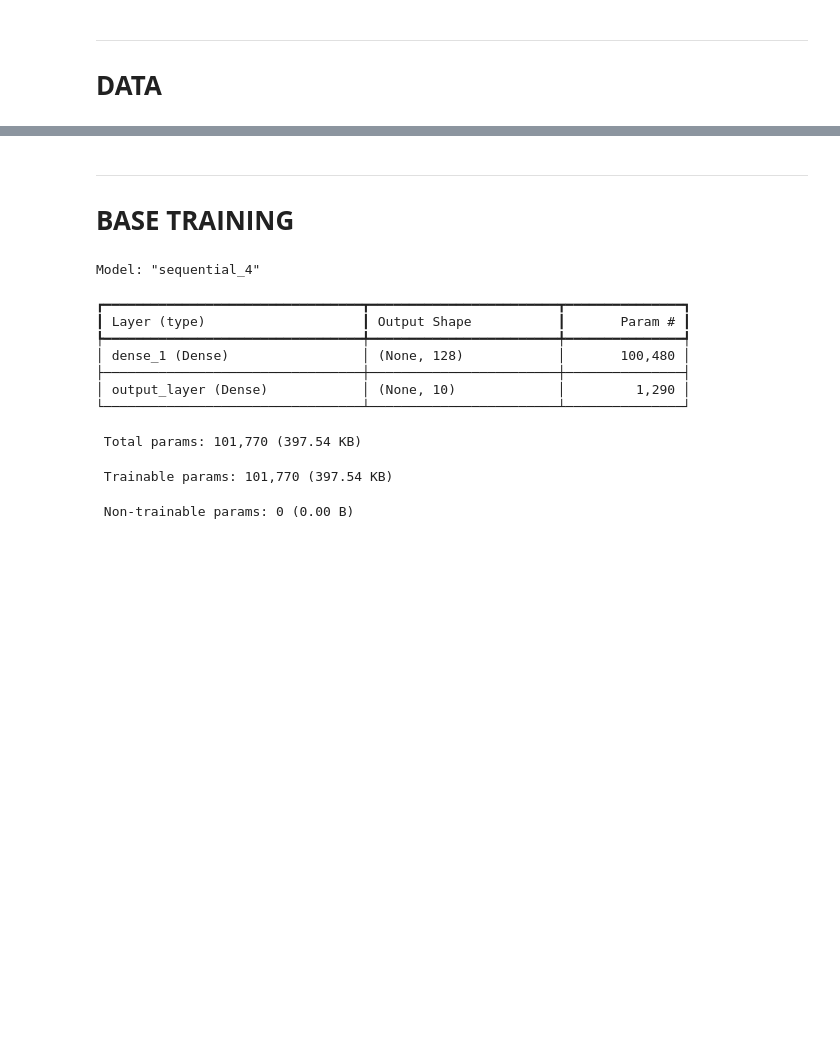
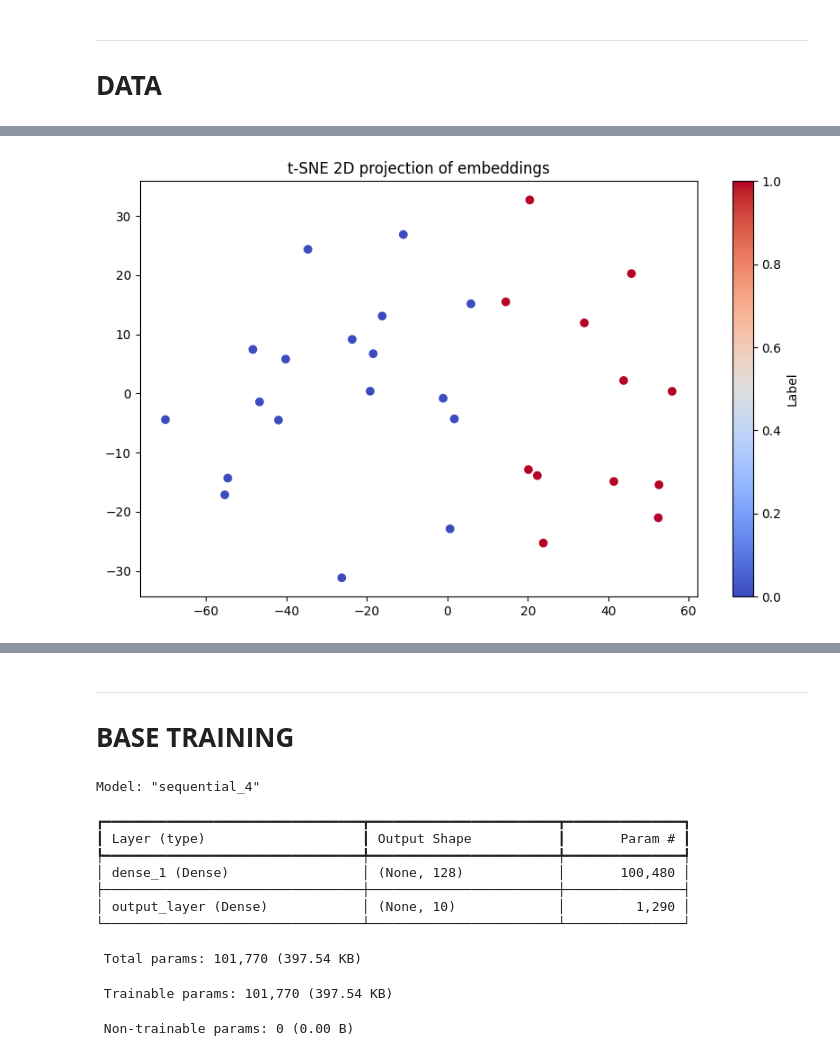
Before and after one commit to GFleurD/Lab_NLP, a Jupyter notebook: lab_NLP/notebooks/CV_mnist_numbers.ipynb, the cells around one changed output, grey strips where cells are left out. Saved outputs shown, nothing was run; the diff lists cells and outputs as text; code cells hidden in the pictures; blank space fills up the shorter version.

Commit message:
Embedding complete with one version of S-BERT and some visualisation explored (UMAP, TSNE, Cosine Similarity examples, HeatMaps

```diff
--- a/lab_NLP/notebooks/CV_mnist_numbers.ipynb
+++ b/lab_NLP/notebooks/CV_mnist_numbers.ipynb
@@ -88,0 +51,80 @@ plot_random_pixels_from_mnist(X_train, y_train, num_subplots=30)
+# %%
+
+X_train = np.load("../data/processed/X_train.npy", allow_pickle=True)
+y_train = np.load("../data/processed/y_train.npy", allow_pickle=True)
+
+# Show the first 5 rows
+for i in range(5):
+    print(f"Label: {y_train[i]} | Sentence: {X_train[i]}")
+
+
+from sklearn.manifold import TSNE
+
+def display_some_examples(examples_emb, labels, n_examples):
+    tsne = TSNE(n_components=2, random_state=42)
+    examples_2d = tsne.fit_transform(examples_emb)
+
+    plt.figure(figsize=(10,6))
+    plt.scatter(examples_2d[:n_examples,0], examples_2d[:n_examples,1], c=labels[:n_examples], cmap='coolwarm')
+    plt.colorbar(label='Label')
+    plt.title("t-SNE 2D projection of embeddings")
+    plt.show()
+
+display_some_examples(X_embeddings_train, y_train, n_examples=30)
+
+import umap
+
+reducer = umap.UMAP(n_components=2, random_state=42)
+X_emb_2d = reducer.fit_transform(X_embeddings_train)
+
+plt.figure(figsize=(10, 8))
+scatter = plt.scatter(X_emb_2d[:, 0], X_emb_2d[:, 1], c=y_train, cmap='coolwarm', alpha=0.7)
+plt.legend(*scatter.legend_elements(), title="Labels")
+plt.title("UMAP 2D projection of sentence embeddings")
+plt.show()
+
+from sklearn.metrics.pairwise import cosine_similarity
+
+n_queries = 3
+random_indices = np.random.choice(len(X_embeddings_train), size=n_queries, replace=False)
+
+for query_idx in random_indices:
+    query_vec = X_embeddings_train[query_idx]
+
+    # Compute cosine similarity with all embeddings
+    sim_scores = cosine_similarity([query_vec], X_embeddings_train)[0]
+
+    # Get top 5 most similar sentences (excluding the query itself)
+    closest_idx = np.argsort(sim_scores)[-6:]
+    closest_idx = closest_idx[closest_idx != query_idx]  # remove the query itself
+
+    # Print results
+    print(f"\nQuery sentence: {X_train[query_idx]}")
+    print("Top similar sentences:")
+    for idx in closest_idx[::-1]:
+        print(f"- {X_train[idx]} (label={y_train[idx]}, similarity={sim_scores[idx]:.3f})")
+
+import seaborn as sns
+
+# ---- Sample a subset ----
+num_samples = 20  # pick how many sentences to visualize
+subset_idx = np.random.choice(len(X_embeddings_train), num_samples, replace=False)
+subset_embeddings = X_embeddings_train[subset_idx]
+subset_sentences = X_train[subset_idx]
+
+# ---- Compute cosine similarity ----
+sim_matrix = cosine_similarity(subset_embeddings)
+
+# ---- Prepare labels for the heatmap ----
+# Use first ~6-10 words of each sentence for readability
+subset_labels = [(" ".join(s.split()[:6]) + "...") if len(s.split()) > 6 else s for s in subset_sentences]
+
+# ---- Plot the heatmap ----
+plt.figure(figsize=(12, 10))
+sns.heatmap(sim_matrix, annot=True, fmt=".2f", cmap='viridis', xticklabels=subset_labels, yticklabels=subset_labels)
+plt.title("Cosine similarity heatmap of SBERT embeddings")
+plt.xticks(rotation=45, ha='right')
+plt.yticks(rotation=0)
+plt.tight_layout()
+plt.show()
+# %% [output]
@@ -88,0 +136 @@ plot_random_pixels_from_mnist(X_train, y_train, num_subplots=30)
+[figure, added]
```
Also changed, not shown: parts of 6 cells of this notebook, 8 other files.
